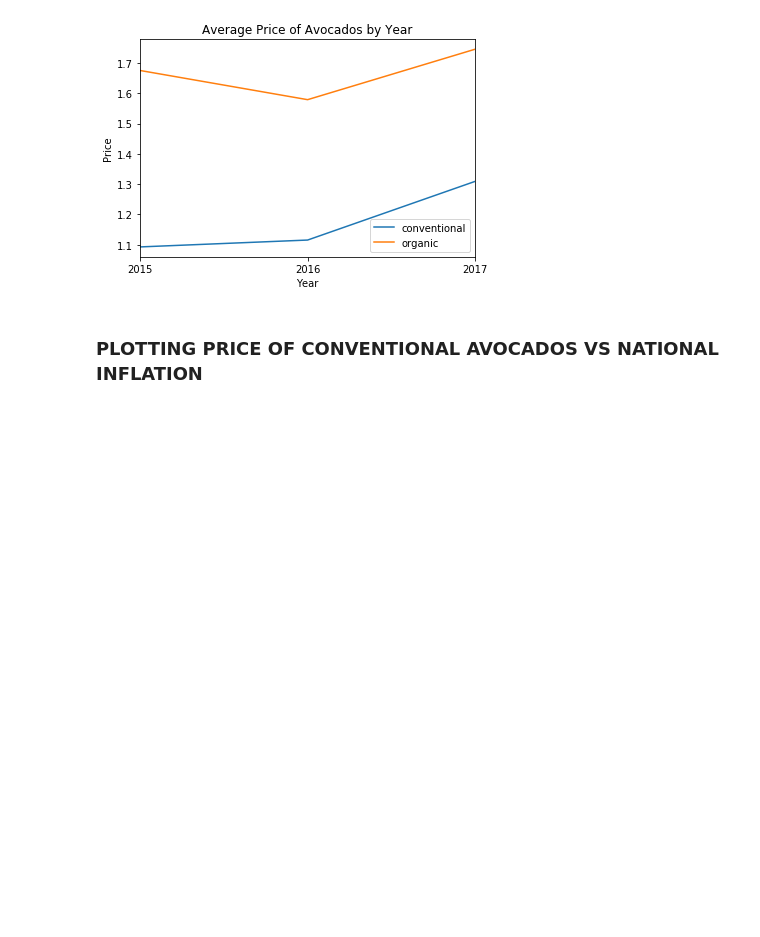
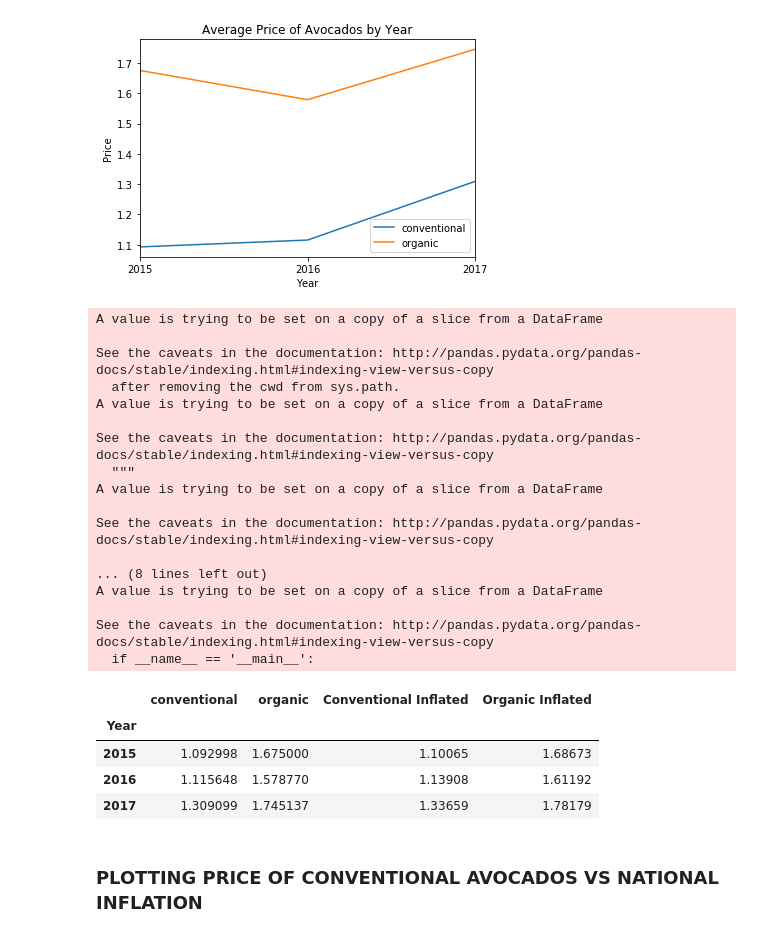
Before and after one commit to lourdesrm/AvocadoMadness, a Jupyter notebook: FinalPlotSummaries.ipynb, the cells around one changed output. Cells and saved outputs as stored; diff of their text form; code cells hidden in the pictures; blank space fills up the shorter version.

```diff
--- a/FinalPlotSummaries.ipynb
+++ b/FinalPlotSummaries.ipynb
@@ -293,6 +293,41 @@ ax2.set_title('Average Price of Avocados by Year')
 ax2.get_figure().savefig('Resources/screenshots/InflationRatesVsPriceByYearOverall.png')
 # %% [output]
 [figure]
+# %%
+avg_inflated_df.reset_index(drop=False)
+avg_inflated_df['Conventional Inflated'] = ''
+avg_inflated_df['Organic Inflated'] = ''
+avg_inflated_df['Conventional Inflated'][2015] = avg_inflated_df['conventional'][2015]*1.007
+avg_inflated_df['Organic Inflated'][2015] = avg_inflated_df['organic'][2015]*1.007
+avg_inflated_df['Conventional Inflated'][2016] = avg_inflated_df['conventional'][2016]*1.021
+avg_inflated_df['Organic Inflated'][2016] = avg_inflated_df['organic'][2016]*1.021
+avg_inflated_df['Conventional Inflated'][2017] = avg_inflated_df['conventional'][2017]*1.021
+avg_inflated_df['Organic Inflated'][2017] = avg_inflated_df['organic'][2017]*1.021
+avg_inflated_df = avg_inflated_df
+avg_inflated_df
+# %% [output]
+A value is trying to be set on a copy of a slice from a DataFrame
+
+See the caveats in the documentation: http://pandas.pydata.org/pandas-docs/stable/indexing.html#indexing-view-versus-copy
+  after removing the cwd from sys.path.
+A value is trying to be set on a copy of a slice from a DataFrame
+
+See the caveats in the documentation: http://pandas.pydata.org/pandas-docs/stable/indexing.html#indexing-view-versus-copy
+  """
+A value is trying to be set on a copy of a slice from a DataFrame
+
+See the caveats in the documentation: http://pandas.pydata.org/pandas-docs/stable/indexing.html#indexing-view-versus-copy
+
+... (8 lines left out)
+A value is trying to be set on a copy of a slice from a DataFrame
+
+See the caveats in the documentation: http://pandas.pydata.org/pandas-docs/stable/indexing.html#indexing-view-versus-copy
+  if __name__ == '__main__':
+|  | conventional | organic | Conventional Inflated | Organic Inflated |
+| Year |  |  |  |  |
+| 2015 | 1.092998 | 1.675000 | 1.10065 | 1.68673 |
+| 2016 | 1.115648 | 1.578770 | 1.13908 | 1.61192 |
+| 2017 | 1.309099 | 1.745137 | 1.33659 | 1.78179 |
 # %% [markdown]
 ### PLOTTING PRICE OF CONVENTIONAL AVOCADOS VS NATIONAL INFLATION
 # %%
```
Also changed, not shown: 26 other files.
